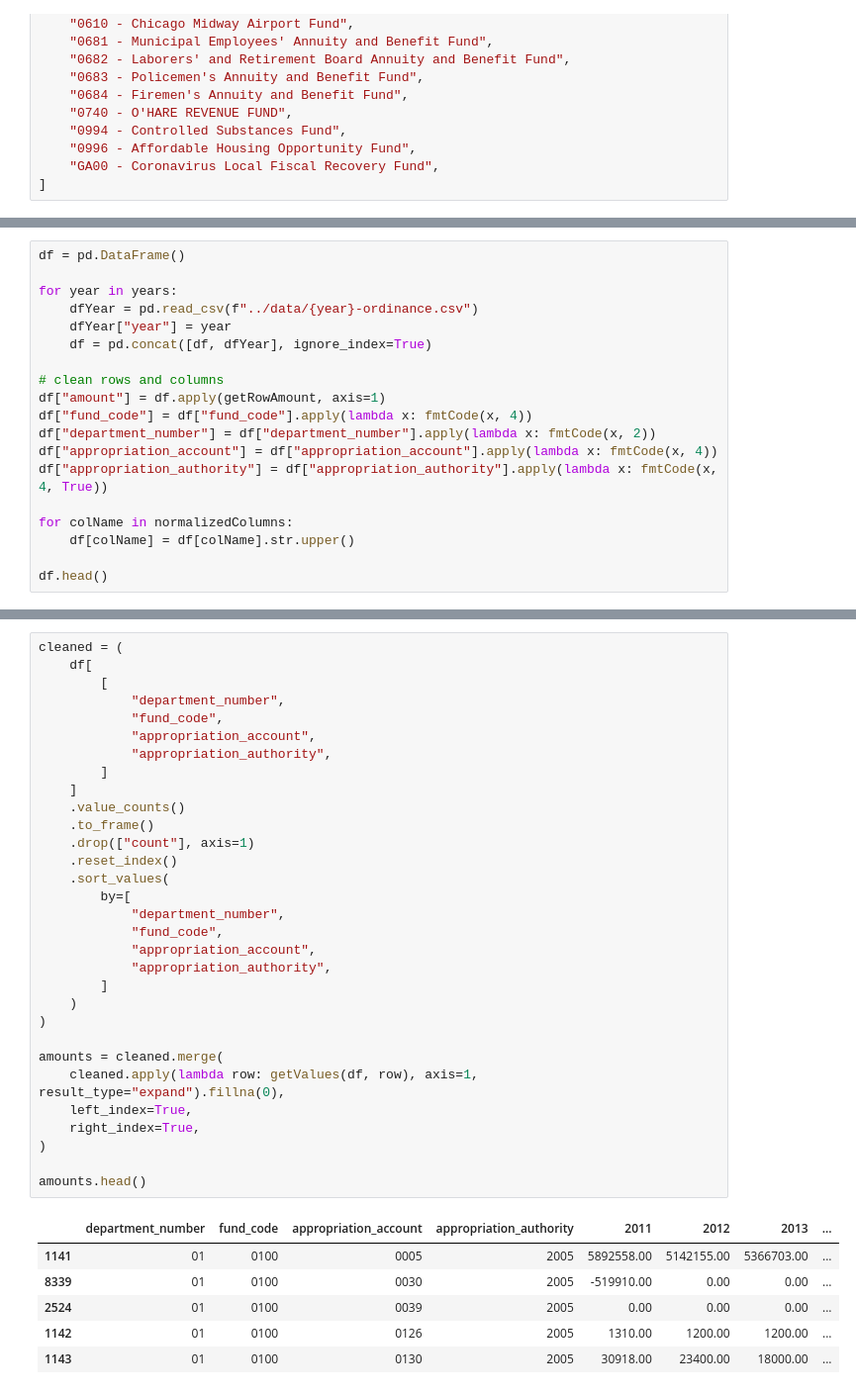
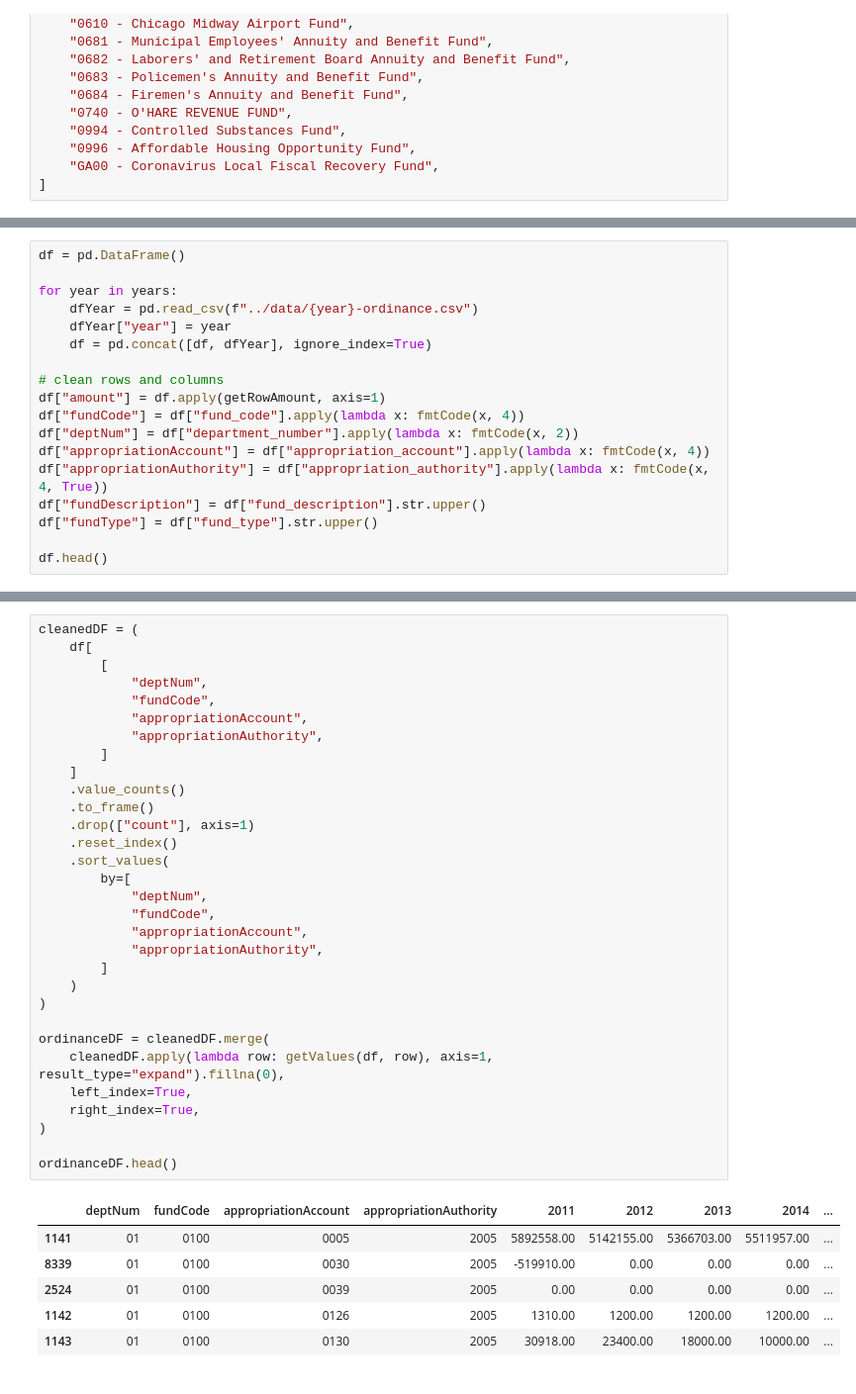
Before and after one commit to RamarkoB/chicago-budget, a Jupyter notebook: python/notebooks/ordinanceTest.ipynb, the cells around one changed output, grey strips where cells are left out. Shown at 99% size. Cells and saved outputs as stored; diff of their text form.

Commit message:
Cleaned Column Names and Added Backup Fund Names

```diff
--- a/python/notebooks/ordinanceTest.ipynb
+++ b/python/notebooks/ordinanceTest.ipynb
@@ -462,13 +450,12 @@ for year in years:
 
 # clean rows and columns
 df["amount"] = df.apply(getRowAmount, axis=1)
-df["fund_code"] = df["fund_code"].apply(lambda x: fmtCode(x, 4))
-df["department_number"] = df["department_number"].apply(lambda x: fmtCode(x, 2))
-df["appropriation_account"] = df["appropriation_account"].apply(lambda x: fmtCode(x, 4))
-df["appropriation_authority"] = df["appropriation_authority"].apply(lambda x: fmtCode(x, 4, True))
-
-for colName in normalizedColumns:
-    df[colName] = df[colName].str.upper()
+df["fundCode"] = df["fund_code"].apply(lambda x: fmtCode(x, 4))
+df["deptNum"] = df["department_number"].apply(lambda x: fmtCode(x, 2))
+df["appropriationAccount"] = df["appropriation_account"].apply(lambda x: fmtCode(x, 4))
+df["appropriationAuthority"] = df["appropriation_authority"].apply(lambda x: fmtCode(x, 4, True))
+df["fundDescription"] = df["fund_description"].str.upper()
+df["fundType"] = df["fund_type"].str.upper()
 
 df.head()
 # %% [output]
@@ -533,38 +468,38 @@ fundsDF
 # %%
-cleaned = (
+cleanedDF = (
     df[
         [
-            "department_number",
-            "fund_code",
-            "appropriation_account",
-            "appropriation_authority",
+            "deptNum",
+            "fundCode",
+            "appropriationAccount",
+            "appropriationAuthority",
         ]
     ]
     .value_counts()
     .to_frame()
     .drop(["count"], axis=1)
     .reset_index()
     .sort_values(
         by=[
-            "department_number",
-            "fund_code",
-            "appropriation_account",
-            "appropriation_authority",
+            "deptNum",
+            "fundCode",
+            "appropriationAccount",
+            "appropriationAuthority",
         ]
     )
 )
 
-amounts = cleaned.merge(
-    cleaned.apply(lambda row: getValues(df, row), axis=1, result_type="expand").fillna(0),
+ordinanceDF = cleanedDF.merge(
+    cleanedDF.apply(lambda row: getValues(df, row), axis=1, result_type="expand").fillna(0),
     left_index=True,
     right_index=True,
 )
 
-amounts.head()
+ordinanceDF.head()
 # %% [output]
-|  | department_number | fund_code | appropriation_account | appropriation_authority | 2011 | 2012 | 2013 | ... |
-| 1141 | 01 | 0100 | 0005 | 2005 | 5892558.00 | 5142155.00 | 5366703.00 | ... |
-| 8339 | 01 | 0100 | 0030 | 2005 | -519910.00 | 0.00 | 0.00 | ... |
-| 2524 | 01 | 0100 | 0039 | 2005 | 0.00 | 0.00 | 0.00 | ... |
-| 1142 | 01 | 0100 | 0126 | 2005 | 1310.00 | 1200.00 | 1200.00 | ... |
-| 1143 | 01 | 0100 | 0130 | 2005 | 30918.00 | 23400.00 | 18000.00 | ... |
+|  | deptNum | fundCode | appropriationAccount | appropriationAuthority | 2011 | 2012 | 2013 | 2014 | ... |
+| 1141 | 01 | 0100 | 0005 | 2005 | 5892558.00 | 5142155.00 | 5366703.00 | 5511957.00 | ... |
+| 8339 | 01 | 0100 | 0030 | 2005 | -519910.00 | 0.00 | 0.00 | 0.00 | ... |
+| 2524 | 01 | 0100 | 0039 | 2005 | 0.00 | 0.00 | 0.00 | 0.00 | ... |
+| 1142 | 01 | 0100 | 0126 | 2005 | 1310.00 | 1200.00 | 1200.00 | 1200.00 | ... |
+| 1143 | 01 | 0100 | 0130 | 2005 | 30918.00 | 23400.00 | 18000.00 | 10000.00 | ... |
```
Also changed, not shown: parts of 7 cells of this notebook, 4 other files.
